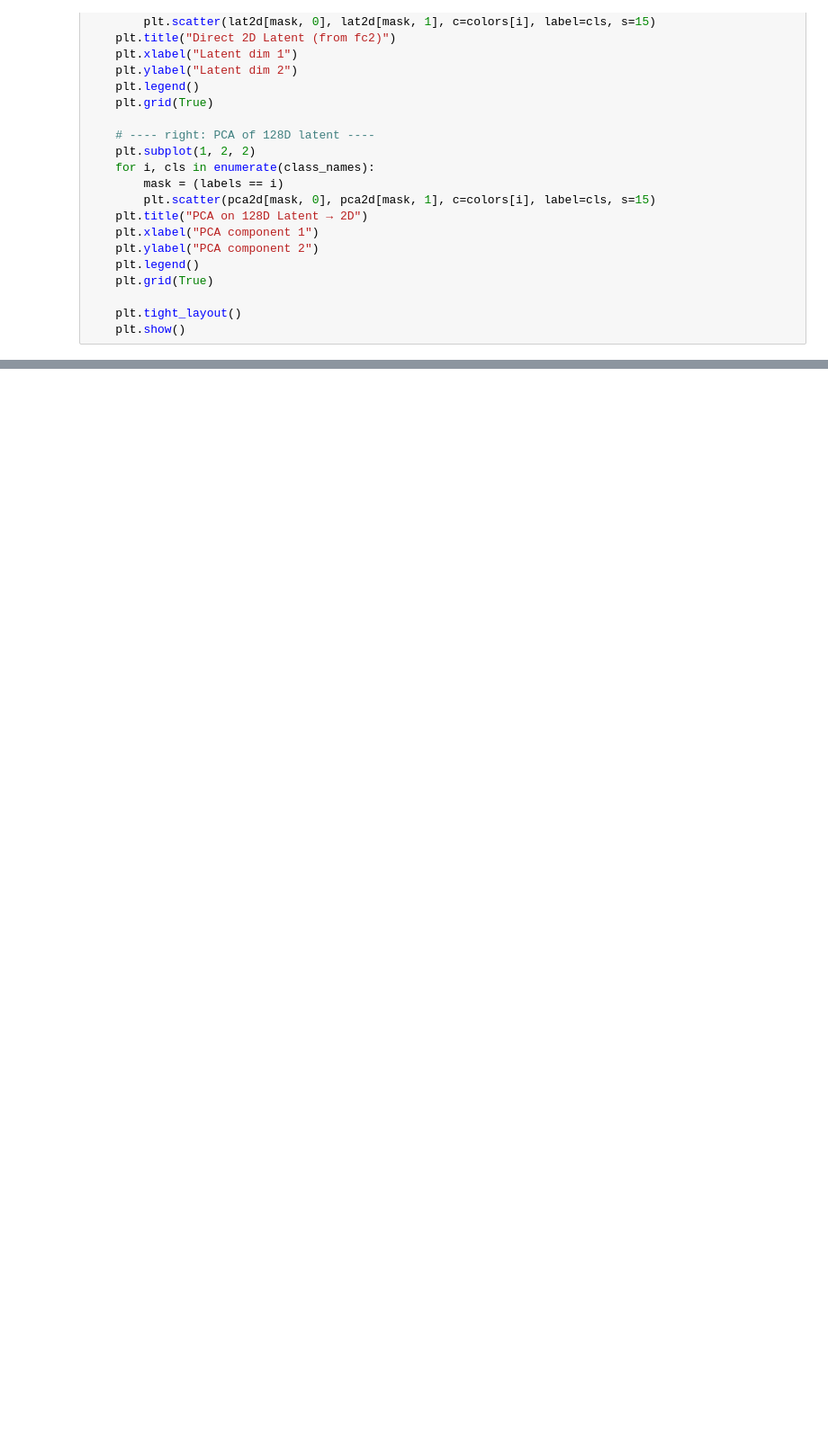
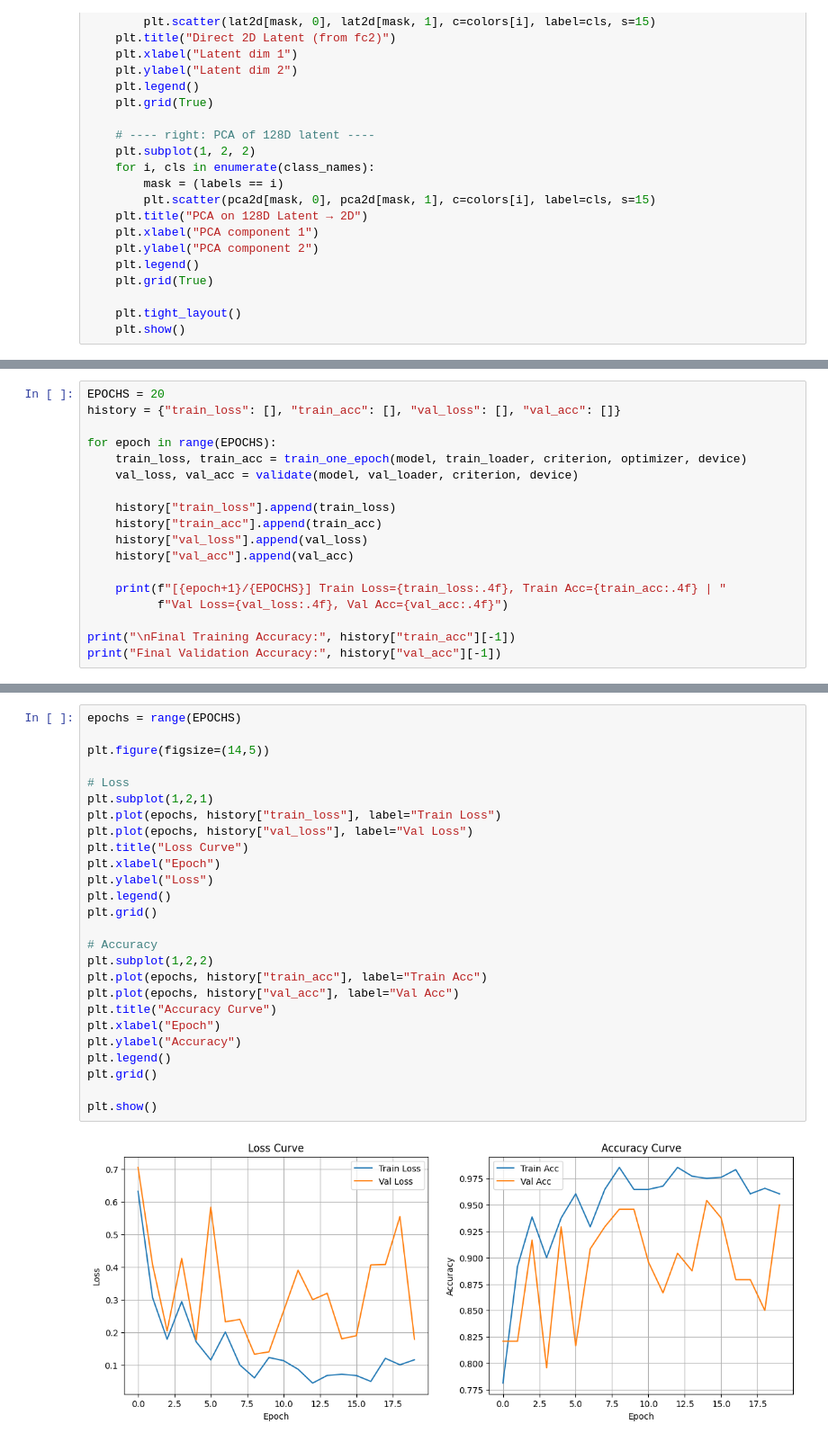
Before and after one commit to jcpan821/DL, a Jupyter notebook: 作業/HW2/hw2.ipynb, the cells around one changed output, grey strips where cells are left out. Shown at 90% size. Cells and saved outputs as stored; diff of their text form; blank space fills up the shorter version.

```diff
--- a/作業/HW2/hw2.ipynb
+++ b/作業/HW2/hw2.ipynb
@@ -710,0 +915,18 @@ plot_latent_comparison(lat2d, lat128_pca, labels, class_names)
+# %%
+EPOCHS = 20
+history = {"train_loss": [], "train_acc": [], "val_loss": [], "val_acc": []}
+
+for epoch in range(EPOCHS):
+    train_loss, train_acc = train_one_epoch(model, train_loader, criterion, optimizer, device)
+    val_loss, val_acc = validate(model, val_loader, criterion, device)
+
+    history["train_loss"].append(train_loss)
+    history["train_acc"].append(train_acc)
+    history["val_loss"].append(val_loss)
+    history["val_acc"].append(val_acc)
+
+    print(f"[{epoch+1}/{EPOCHS}] Train Loss={train_loss:.4f}, Train Acc={train_acc:.4f} | "
+          f"Val Loss={val_loss:.4f}, Val Acc={val_acc:.4f}")
+
+print("\nFinal Training Accuracy:", history["train_acc"][-1])
+print("Final Validation Accuracy:", history["val_acc"][-1])
@@ -710,0 +951,28 @@ plot_latent_comparison(lat2d, lat128_pca, labels, class_names)
+# %%
+epochs = range(EPOCHS)
+
+plt.figure(figsize=(14,5))
+
+# Loss
+plt.subplot(1,2,1)
+plt.plot(epochs, history["train_loss"], label="Train Loss")
+plt.plot(epochs, history["val_loss"], label="Val Loss")
+plt.title("Loss Curve")
+plt.xlabel("Epoch")
+plt.ylabel("Loss")
+plt.legend()
+plt.grid()
+
+# Accuracy
+plt.subplot(1,2,2)
+plt.plot(epochs, history["train_acc"], label="Train Acc")
+plt.plot(epochs, history["val_acc"], label="Val Acc")
+plt.title("Accuracy Curve")
+plt.xlabel("Epoch")
+plt.ylabel("Accuracy")
+plt.legend()
+plt.grid()
+
+plt.show()
+# %% [output]
+[figure, added]
```
Also changed, not shown: parts of 17 cells of this notebook.
